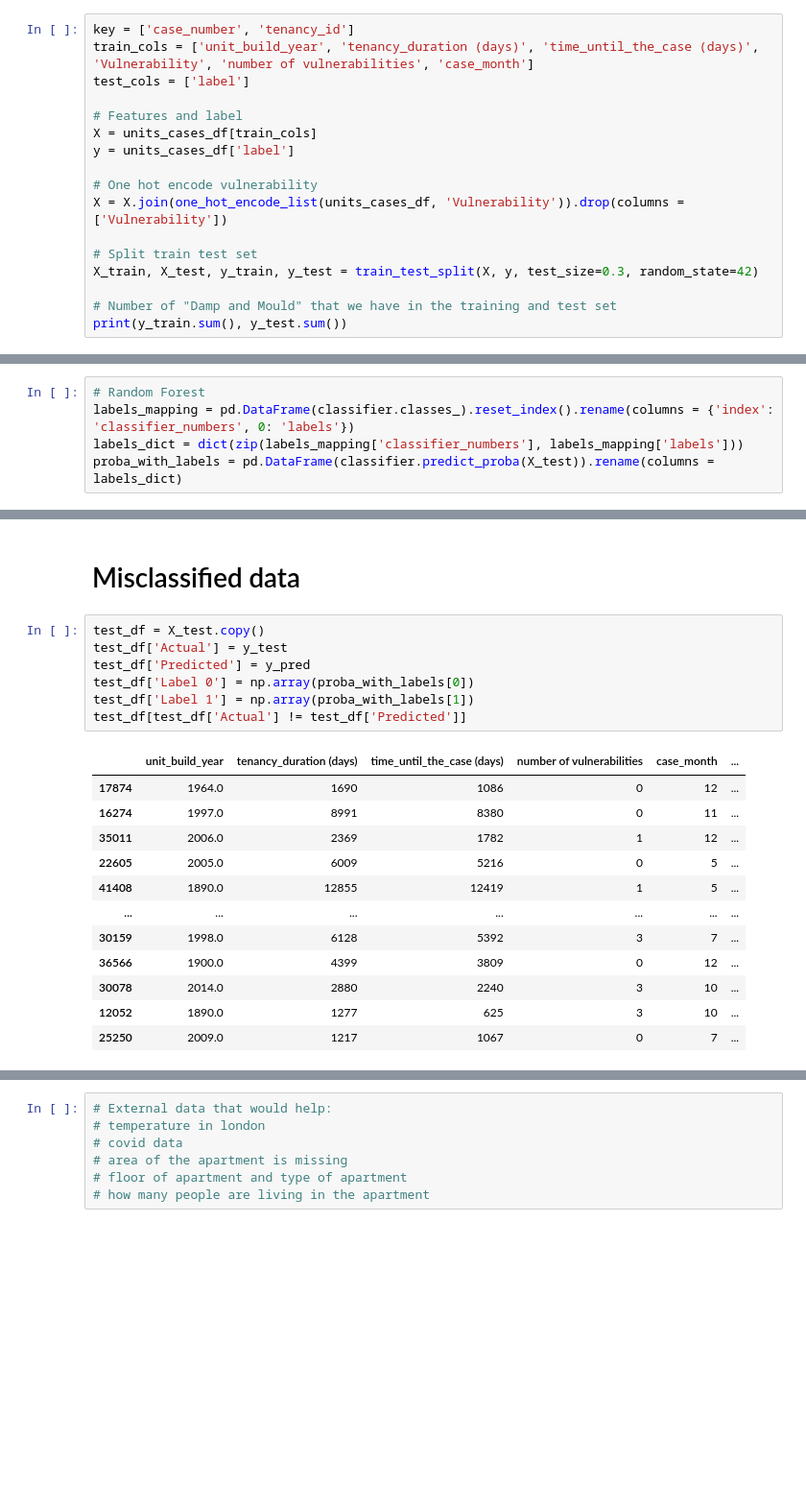
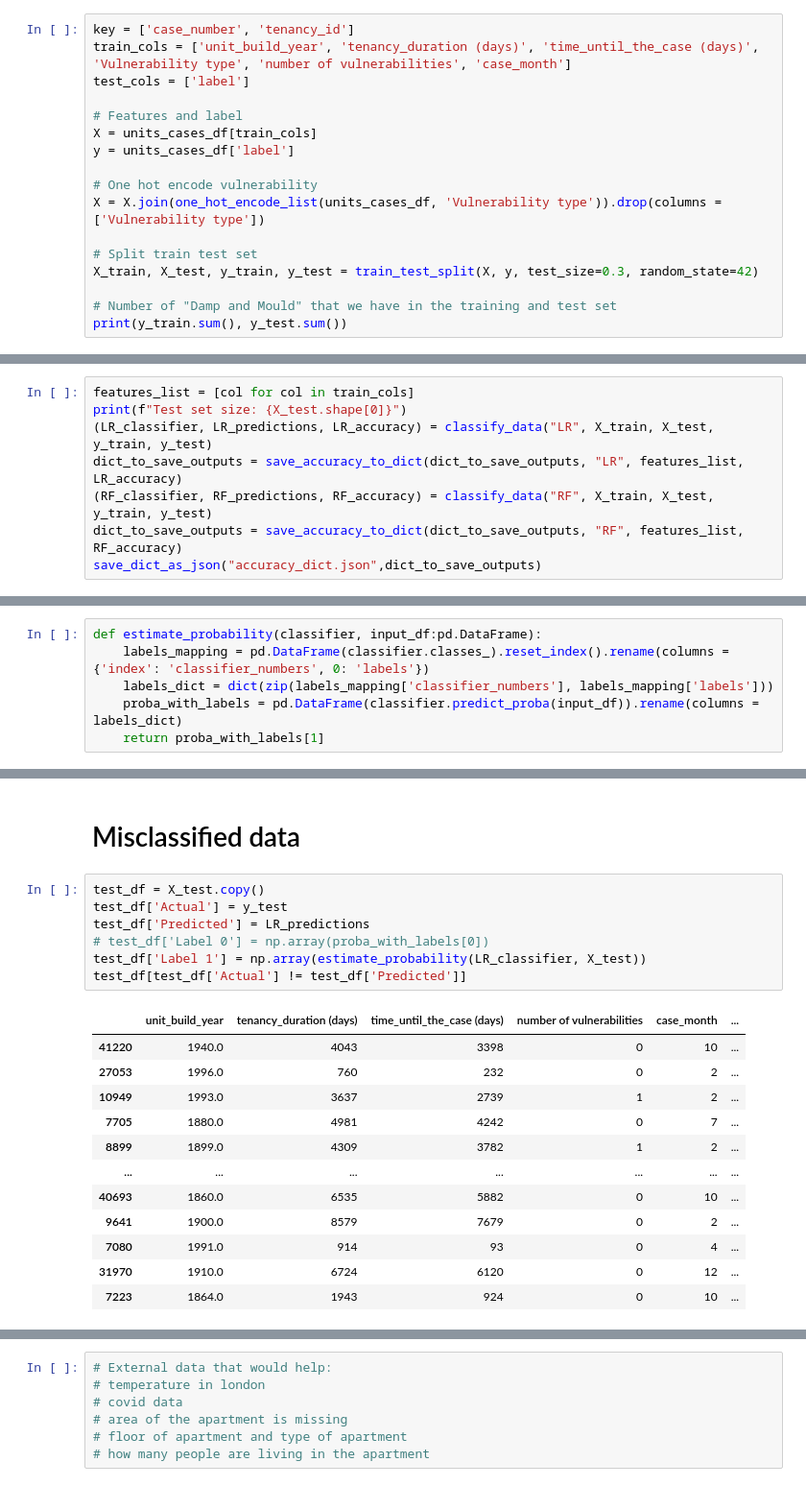
Before and after one commit to kleokog/Mycodes, a Jupyter notebook: L&Q/Code/Script 1.ipynb, the cells around one changed output, grey strips where cells are left out. Shown at 96% size. Drawn from its saved outputs; the diff is of its cells as text; blank space fills up the shorter version.

```diff
--- a/L&Q/Code/Script 1.ipynb
+++ b/L&Q/Code/Script 1.ipynb
@@ -332,7 +332,7 @@ units_cases_df[units_cases_df['case_number'].duplicated()]
 7 rows × 25 columns
 # %%
 key = ['case_number', 'tenancy_id']
-train_cols = ['unit_build_year', 'tenancy_duration (days)', 'time_until_the_case (days)', 'Vulnerability', 'number of vulnerabilities', 'case_month']
+train_cols = ['unit_build_year', 'tenancy_duration (days)', 'time_until_the_case (days)', 'Vulnerability type', 'number of vulnerabilities', 'case_month']
 test_cols = ['label']
 
 # Features and label
@@ -340,7 +340,7 @@ X = units_cases_df[train_cols]
 y = units_cases_df['label']
 
 # One hot encode vulnerability
-X = X.join(one_hot_encode_list(units_cases_df, 'Vulnerability')).drop(columns = ['Vulnerability'])
+X = X.join(one_hot_encode_list(units_cases_df, 'Vulnerability type')).drop(columns = ['Vulnerability type'])
 
 # Split train test set
 X_train, X_test, y_train, y_test = train_test_split(X, y, test_size=0.3, random_state=42)
@@ -394,0 +386,8 @@ Accuracy of RF classifier on test set: 0.9641
+# %%
+features_list = [col for col in train_cols]
+print(f"Test set size: {X_test.shape[0]}")
+(LR_classifier, LR_predictions, LR_accuracy) = classify_data("LR", X_train, X_test, y_train, y_test)
+dict_to_save_outputs = save_accuracy_to_dict(dict_to_save_outputs, "LR", features_list, LR_accuracy)
+(RF_classifier, RF_predictions, RF_accuracy) = classify_data("RF", X_train, X_test, y_train, y_test)
+dict_to_save_outputs = save_accuracy_to_dict(dict_to_save_outputs, "RF", features_list, RF_accuracy)
+save_dict_as_json("accuracy_dict.json",dict_to_save_outputs)
@@ -517,7 +521,8 @@ The 2 tree-based approaches (Random Forest, XGBoost) have the same accuracy whil
 # %% [markdown]
 # Probability Estimation
 # %%
-# Random Forest
-labels_mapping = pd.DataFrame(classifier.classes_).reset_index().rename(columns = {'index': 'classifier_numbers', 0: 'labels'})
-labels_dict = dict(zip(labels_mapping['classifier_numbers'], labels_mapping['labels']))
-proba_with_labels = pd.DataFrame(classifier.predict_proba(X_test)).rename(columns = labels_dict)
+def estimate_probability(classifier, input_df:pd.DataFrame):
+    labels_mapping = pd.DataFrame(classifier.classes_).reset_index().rename(columns = {'index': 'classifier_numbers', 0: 'labels'})
+    labels_dict = dict(zip(labels_mapping['classifier_numbers'], labels_mapping['labels']))
+    proba_with_labels = pd.DataFrame(classifier.predict_proba(input_df)).rename(columns = labels_dict)
+    return proba_with_labels[1]
@@ -526,20 +547,20 @@ proba_with_labels = pd.DataFrame(classifier.predict_proba(X_test)).rename(column
 # %%
 test_df = X_test.copy()
 test_df['Actual'] = y_test
-test_df['Predicted'] = y_pred
-test_df['Label 0'] = np.array(proba_with_labels[0])
-test_df['Label 1'] = np.array(proba_with_labels[1])
+test_df['Predicted'] = LR_predictions
+# test_df['Label 0'] = np.array(proba_with_labels[0])
+test_df['Label 1'] = np.array(estimate_probability(LR_classifier, X_test))
 test_df[test_df['Actual'] != test_df['Predicted']]
 # %% [output]
 |  | unit_build_year | tenancy_duration (days) | time_until_the_case (days) | number of vulnerabilities | case_month | ... |
-| 17874 | 1964.0 | 1690 | 1086 | 0 | 12 | ... |
-| 16274 | 1997.0 | 8991 | 8380 | 0 | 11 | ... |
-| 35011 | 2006.0 | 2369 | 1782 | 1 | 12 | ... |
-| 22605 | 2005.0 | 6009 | 5216 | 0 | 5 | ... |
-| 41408 | 1890.0 | 12855 | 12419 | 1 | 5 | ... |
+| 41220 | 1940.0 | 4043 | 3398 | 0 | 10 | ... |
+| 27053 | 1996.0 | 760 | 232 | 0 | 2 | ... |
+| 10949 | 1993.0 | 3637 | 2739 | 1 | 2 | ... |
+| 7705 | 1880.0 | 4981 | 4242 | 0 | 7 | ... |
+| 8899 | 1899.0 | 4309 | 3782 | 1 | 2 | ... |
 | ... | ... | ... | ... | ... | ... | ... |
-| 30159 | 1998.0 | 6128 | 5392 | 3 | 7 | ... |
-| 36566 | 1900.0 | 4399 | 3809 | 0 | 12 | ... |
-| 30078 | 2014.0 | 2880 | 2240 | 3 | 10 | ... |
-| 12052 | 1890.0 | 1277 | 625 | 3 | 10 | ... |
-| 25250 | 2009.0 | 1217 | 1067 | 0 | 7 | ... |
+| 40693 | 1860.0 | 6535 | 5882 | 0 | 10 | ... |
+| 9641 | 1900.0 | 8579 | 7679 | 0 | 2 | ... |
+| 7080 | 1991.0 | 914 | 93 | 0 | 4 | ... |
+| 31970 | 1910.0 | 6724 | 6120 | 0 | 12 | ... |
+| 7223 | 1864.0 | 1943 | 924 | 0 | 10 | ... |
```
Also changed, not shown: parts of 13 cells of this notebook.
